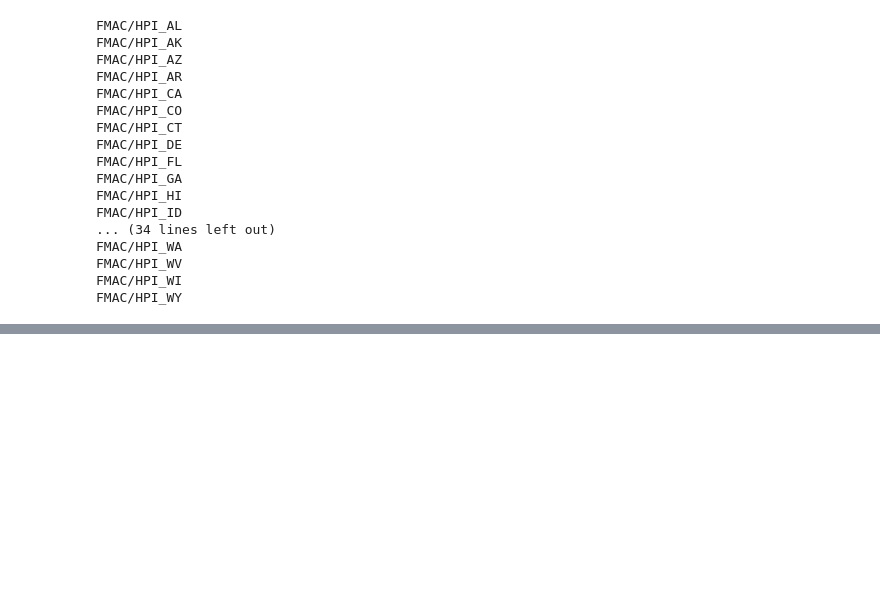
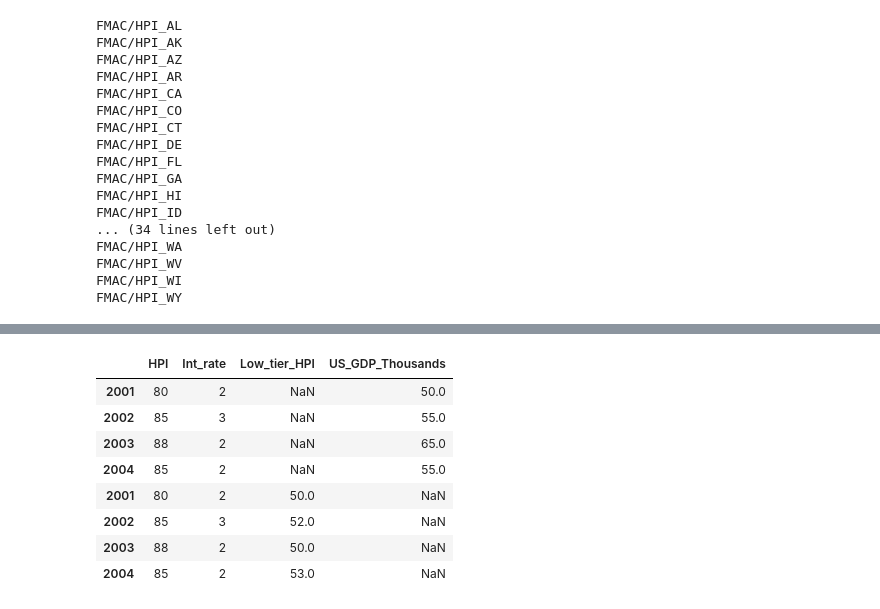
Before and after one commit to suriyadeepan/pandas, a Jupyter notebook: notebooks/Data Analysis with Python and Pandas Tutorial.ipynb, the cells around one changed output, grey strips where cells are left out. Saved outputs shown, nothing was run; the diff lists cells and outputs as text; code cells hidden in the pictures; blank space fills up the shorter version.

```diff
--- a/notebooks/Data Analysis with Python and Pandas Tutorial.ipynb
+++ b/notebooks/Data Analysis with Python and Pandas Tutorial.ipynb
@@ -325,0 +372,3 @@ FMAC/HPI_WY
+# %%
+df4 = df1.append(df2)
+df4
@@ -325,0 +385,12 @@ FMAC/HPI_WY
+# %%
+df1.append(df3)
+# %% [output]
+|  | HPI | Int_rate | Low_tier_HPI | US_GDP_Thousands |
+| 2001 | 80 | 2 | NaN | 50.0 |
+| 2002 | 85 | 3 | NaN | 55.0 |
+| 2003 | 88 | 2 | NaN | 65.0 |
+| 2004 | 85 | 2 | NaN | 55.0 |
+| 2001 | 80 | 2 | 50.0 | NaN |
+| 2002 | 85 | 3 | 52.0 | NaN |
+| 2003 | 88 | 2 | 50.0 | NaN |
+| 2004 | 85 | 2 | 53.0 | NaN |
```
Also changed, not shown: parts of 9 cells of this notebook.
